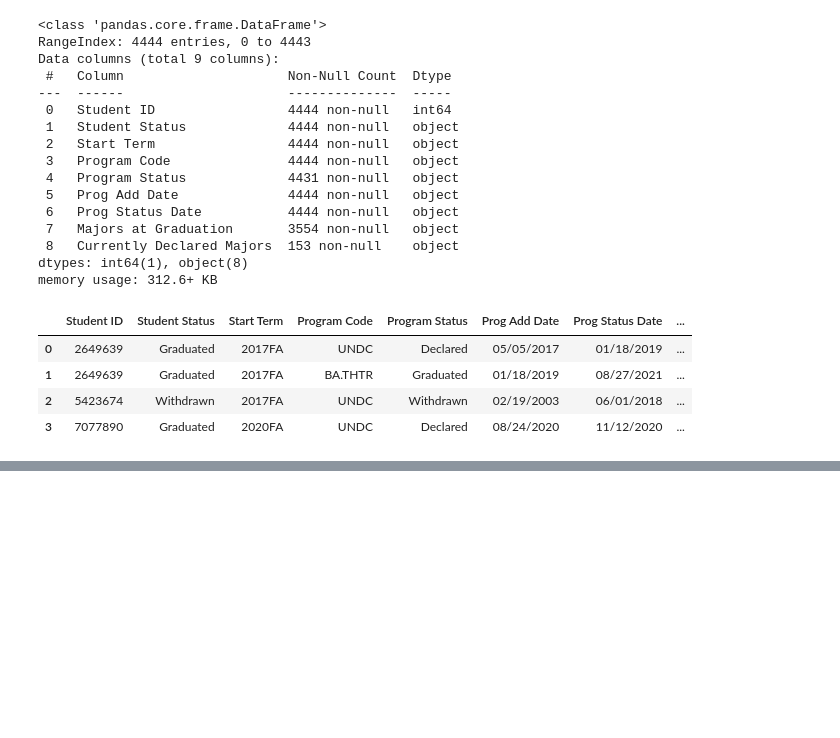
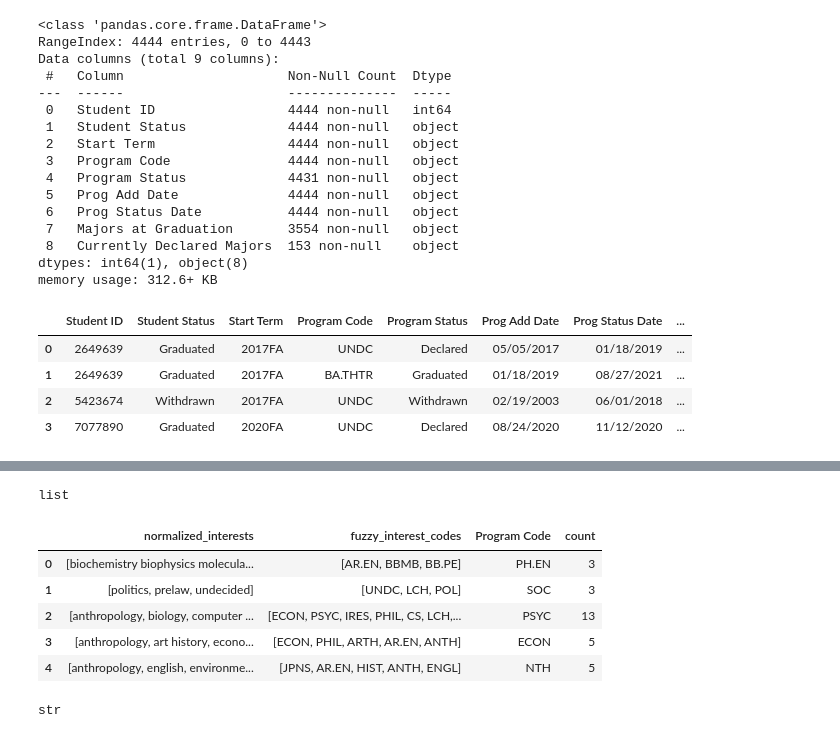
Before and after one commit to Wangari-Kariuki/Program-interest-vs-graduation-rate, a Jupyter notebook: final_project_report.ipynb, the cells around one changed output, grey strips where cells are left out. Drawn from its saved outputs; the diff is of its cells as text; code cells hidden in the pictures; blank space fills up the shorter version.

```diff
--- a/final_project_report.ipynb
+++ b/final_project_report.ipynb
@@ -400,0 +178,3 @@ declared = int_dec['Program Code']
+# %%
+enrollement_and_grad = current_enrollment_info.merge(declared, on = "Student ID", how= "left")
+enrollement_and_grad.info()
@@ -400,0 +236,4 @@ declared = int_dec['Program Code']
+# %%
+enrollement_and_grad['count'] = enrollement_and_grad['All Academic Interests'].str.len()
+enrollement_and_grad[['count', 'All Academic Interests']]
+print(f"Average number of programs students show secondary  interest in : {enrollement_and_grad['count'].mean()}")
@@ -400,0 +309,11 @@ declared = int_dec['Program Code']
+# %%
+#we need some normalization
+import re #this module cleans data by removing unwanted text
+def normalize(text):
+  text = text.lower()
+  text = re.sub(r"[^a-z0-9\s]", "", text) # remove punctuations
+  text = re.sub(r"\s+", " ", text).strip() #fix spacing
+  return text
+
+program_codes['normalized_titles'] = program_codes['Program Title'].apply(normalize)
+enrollement_and_grad['normalized_interests'] = enrollement_and_grad['All Academic Interests'].apply(lambda x: [normalize(interest) for interest in x])
@@ -400,0 +356,39 @@ declared = int_dec['Program Code']
+# %%
+from fuzzywuzzy import process
+
+def  match_interest_to_code(interests_list, program_map, threshold=50):
+    matched_codes = []
+    for interest in interests_list:
+        # Find the best matching program title for the given interest
+        # using fuzzy matching. process.extractOne returns (match, score)
+        match = process.extractOne(interest, program_map.keys(), score_cutoff=threshold)
+        if match:
+            # If a match is found above the threshold, add its corresponding code
+            matched_codes.append(program_map[match[0]])
+    return list(set(matched_codes)) # Return unique codes
+
+# Apply the fuzzy matching function to create new 'fuzzy interest codes'
+enrollement_and_grad['fuzzy_interest_codes'] = enrollement_and_grad['normalized_interests'].apply(
+    lambda x: match_interest_to_code(x, program_map)
+)
+
+# Display the results with both normalized interests and the new fuzzy codes
+enrollement_and_grad[['normalized_interests',  'fuzzy_interest_codes', 'Program Code']]
+type(enrollement_and_grad['fuzzy_interest_codes'].iloc[0])
+# %% [output]
+list
+# %%
+#removing the first two characters BA in Program codes
+enrollement_and_grad['Program Code'] = enrollement_and_grad['Program Code'].str.strip('BA.')
+enrollement_and_grad[['normalized_interests',  'fuzzy_interest_codes', 'Program Code', 'count']].head(5)
+# %% [output]
+|  | normalized_interests | fuzzy_interest_codes | Program Code | count |
+| 0 | [biochemistry biophysics molecula... | [AR.EN, BBMB, BB.PE] | PH.EN | 3 |
+| 1 | [politics, prelaw, undecided] | [UNDC, LCH, POL] | SOC | 3 |
+| 2 | [anthropology, biology, computer ... | [ECON, PSYC, IRES, PHIL, CS, LCH,... | PSYC | 13 |
+| 3 | [anthropology, art history, econo... | [ECON, PHIL, ARTH, AR.EN, ANTH] | ECON | 5 |
+| 4 | [anthropology, english, environme... | [JPNS, AR.EN, HIST, ANTH, ENGL] | NTH | 5 |
+# %%
+type(enrollement_and_grad['Program Code'].iloc[0])
+# %% [output]
+str
```
Also changed, not shown: parts of 83 cells of this notebook.
